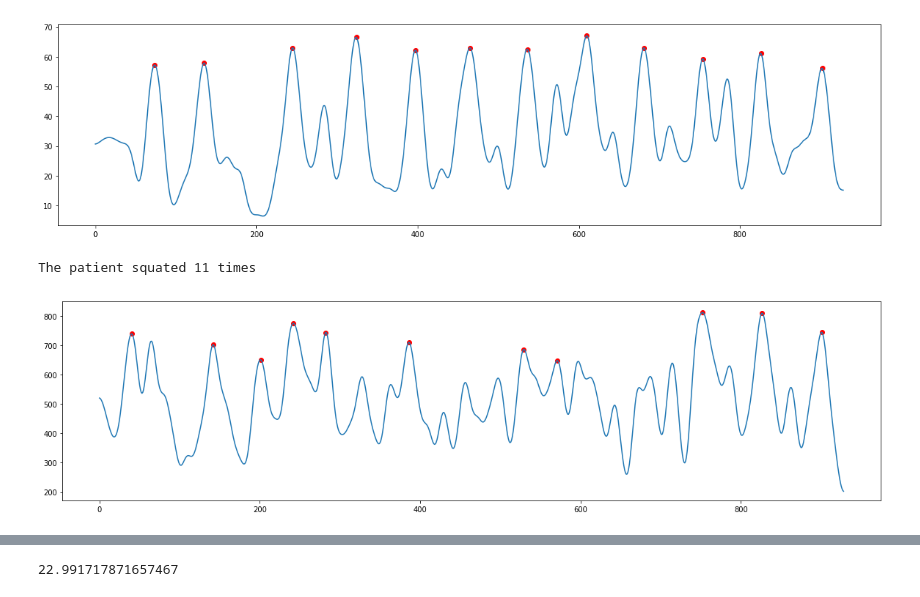
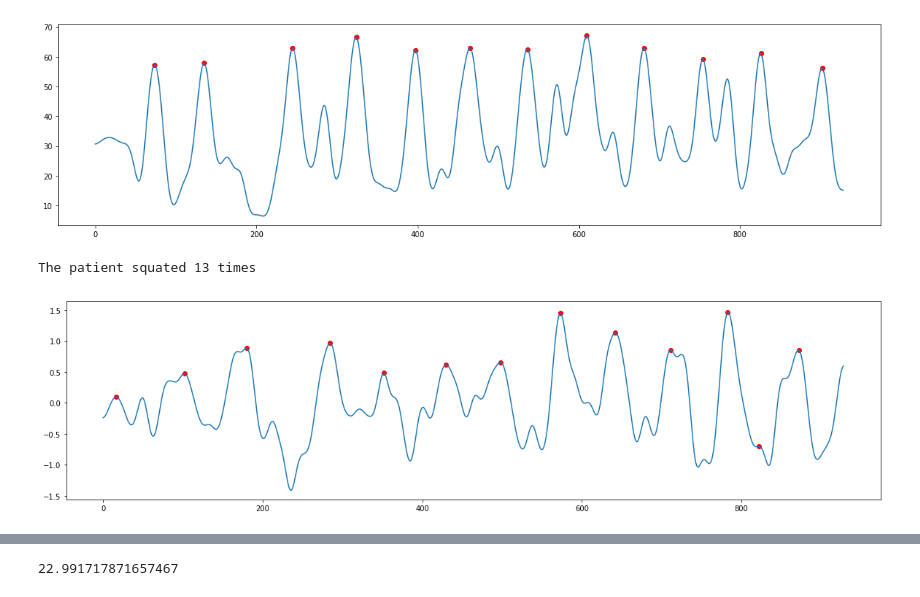
Before and after one commit to SreehariRamMohan/Sit-to-stand-Test, a Jupyter notebook: Determine Number of Squats.ipynb, the cells around one changed output, grey strips where cells are left out. Drawn from its saved outputs; the diff is of its cells as text; code cells hidden in the pictures.

Commit message:
Standardize the features so large ones don't wash over small values
Use Standard Score (Normalization using z-score).

```diff
--- a/Determine Number of Squats.ipynb
+++ b/Determine Number of Squats.ipynb
@@ -98,7 +98,7 @@ def determine_angle_for_json_file(json_file_data, person_number, segment1, segme
 
 
     if (x_9 == x_8 or x_10 == x_9):
-        return 180 #standing straight up
+        return 90
 
     slope_8_9 = (y_9 - y_8)/(x_9 - x_8)
     slope_9_10 = (y_10 - y_9)/(x_10 - x_9)
@@ -154,8 +154,13 @@ for name in all_json_files:
         angles.append(angle)
         frame_number += 1
 
+#Standardize Everything
+knee_angle_scaled = (knee_angle - np.mean(knee_angle)) / np.std(knee_angle)
+back_to_mid_knee_dist_scaled = (back_to_mid_knee_dist - np.mean(back_to_mid_knee_dist)) / np.std(back_to_mid_knee_dist)
+hands_and_toes_dist_scaled = (hands_and_toes_dist - np.mean(hands_and_toes_dist)) / np.std(hands_and_toes_dist)
 
-signal = knee_angle + back_to_mid_knee_dist + hands_and_toes_dist
+
+signal = knee_angle_scaled + (-0.5 * back_to_mid_knee_dist_scaled) + (-0.5 * hands_and_toes_dist_scaled)
 # %%
 len(angles)
 # %% [output]
@@ -224,25 +229,25 @@ The patient squated 12 times
 # %%
 y_filter_signal = gaussian_filter1d(signal, 6)
 plt.figure(figsize=(20,5))
 
 plt.plot(frame_x, y_filter_signal)
 
-peak_indexes = find_peaks(y_filter_signal, distance=MIN_FRAMES, height=600)
+peak_indexes = find_peaks(y_filter_signal, distance=MIN_FRAMES)
 
 peak_x = []
 peak_y = []
 
 for peak_index in list(peak_indexes[0]):
     peak_x.append(frame_x[peak_index])
     peak_y.append(y_filter_signal[peak_index])
 
 plt.scatter(peak_x, peak_y, c='red')
 
 
 print("The patient squated {} times".format(len(peak_y)))
 # %% [output]
-The patient squated 11 times
+The patient squated 13 times
-[figure, old version]
+[figure, new version]
 # %%
 json_file_data["people"][0]
 # %% [output]
```
Also changed, not shown: parts of 1 cell of this notebook.
